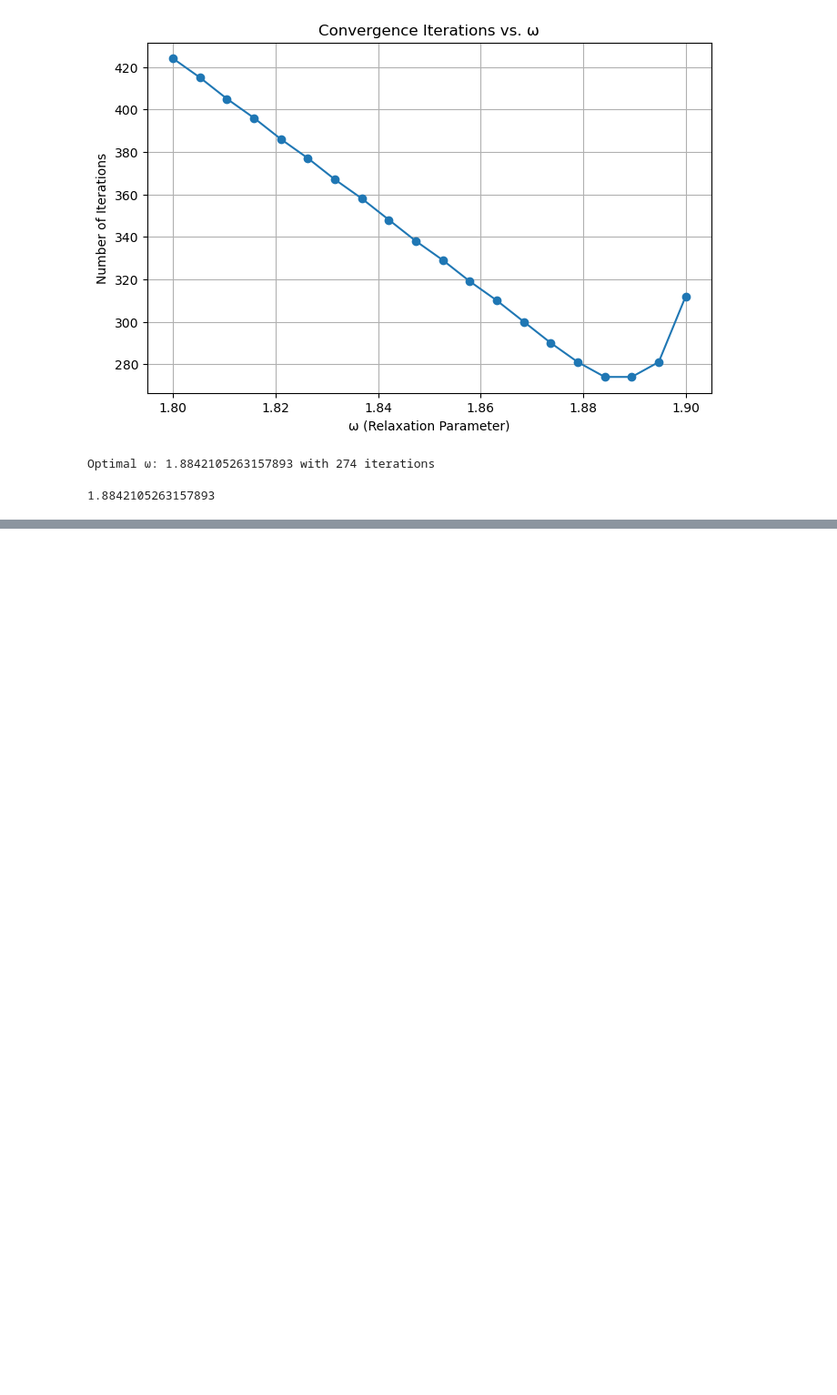
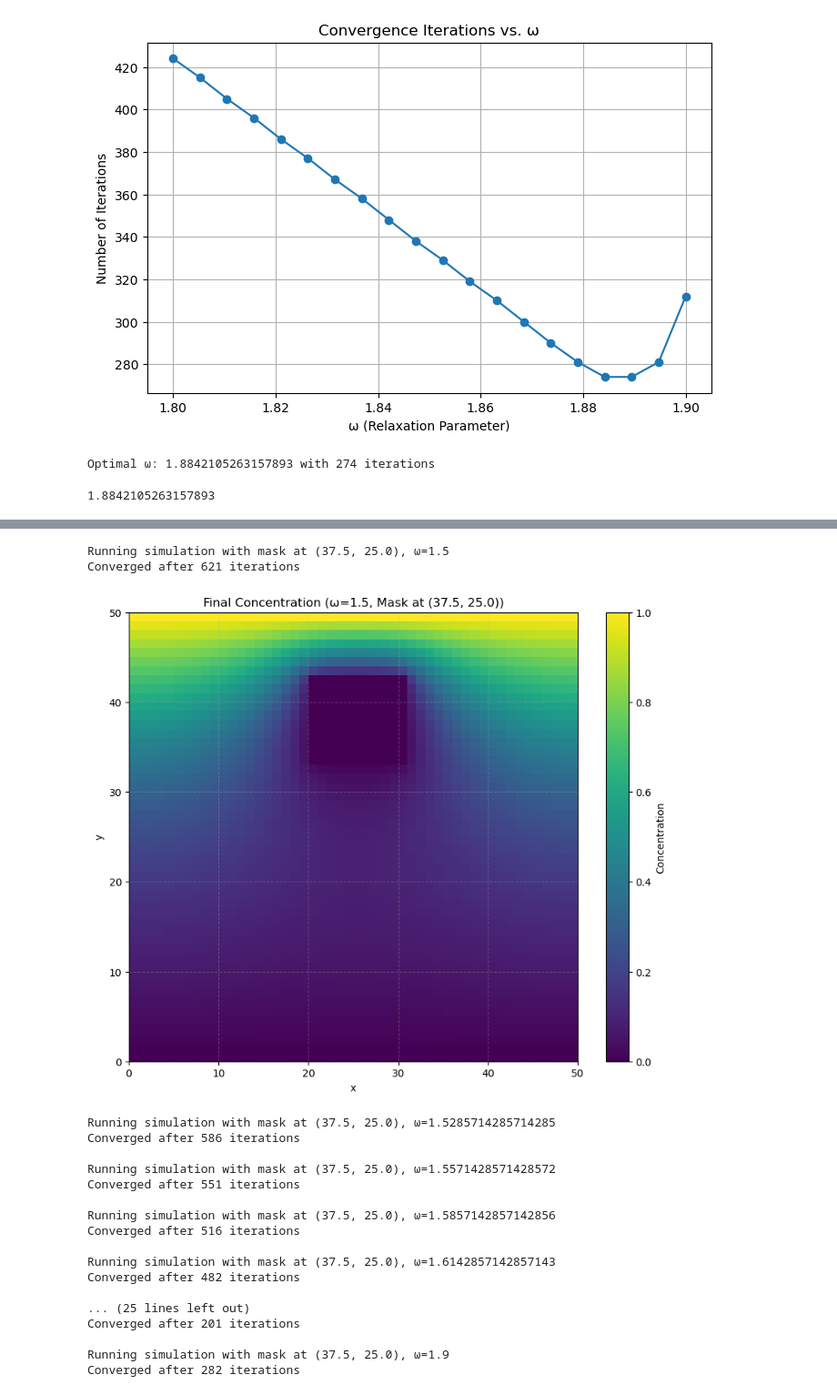
Before and after one commit to liesbeto/SciCompGroup8, a Jupyter notebook: src/final.ipynb, the cells around one changed output, grey strips where cells are left out. Shown at 91% size. Drawn from its saved outputs; the diff is of its cells as text; code cells hidden in the pictures; blank space fills up the shorter version.

```diff
--- a/src/final.ipynb
+++ b/src/final.ipynb
@@ -806,18 +741,0 @@ KeyboardInterrupt:
-# %%
-def check_in_mask(x, y, dx, mask_center, mask_dims, mask_type):
-    """
-    Returns True if (x, y) is inside or on the edge of the mask, False otherwise.
-    """
-    center_x, center_y = mask_center
-    L = mask_dims
-    if mask_type == 'Square':
-        center_x, center_y = mask_center
-        L = mask_dims
-        x_min, x_max = center_x - L / 2, center_x + L / 2
-        y_min, y_max = center_y - L / 2, center_y + L / 2
-        return x_min <= x*dx <= x_max and y_min <= y*dx <= y_max
-    elif mask_type == 'Circle':
-        R = mask_dims
-        x_real, y_real = x * dx, y * dx
-        distance = np.sqrt((x_real - center_x) ** 2 + (y_real - center_y) ** 2)
-        return distance <= R
@@ -1427,0 +1071,54 @@ Configuration completed in 282 iterations
+# %%
+def run_experiments_on_mask(N, D, dx, T, dt):
+    """Main function to run the experiments."""
+
+    mask_config = configure_rectangle_mask(N, D, dx, T, dt)
+
+    omega_values = np.linspace(1.5, 1.90, 15)  # List of omega values
+    iterations_list = []  # To store number of iterations for each omega
+    results = {}  # To store results for each omega
+
+    for omega in omega_values:
+        iters, c_history, max_diff = run_single_simulation(
+            omega, mask_config, N, D, dx, dt, T, tol=1e-5
+        )
+
+        # Store the number of iterations for the current omega
+        iterations_list.append(iters)
+
+        # Store results for current omega
+        results[omega] = {
+            'iterations': iters,
+            'final_state': c_history[-1],
+            'convergence': max_diff
+        }
+
+        if omega == 1.5:
+            plot_concentration_for_omega(omega, c_history, mask_config, dx)
+
+    # Plot omega vs number of iterations
+    plot_iterations(omega_values, iterations_list)
+
+    return results
+run_experiments_on_mask(N, D, dx, T, dt)
+# %% [output]
+Running simulation with mask at (37.5, 25.0), ω=1.5
+Converged after 621 iterations
+[figure, added]
+Running simulation with mask at (37.5, 25.0), ω=1.5285714285714285
+Converged after 586 iterations
+
+Running simulation with mask at (37.5, 25.0), ω=1.5571428571428572
+Converged after 551 iterations
+
+Running simulation with mask at (37.5, 25.0), ω=1.5857142857142856
+Converged after 516 iterations
+
+Running simulation with mask at (37.5, 25.0), ω=1.6142857142857143
+Converged after 482 iterations
+
+... (25 lines left out)
+Converged after 201 iterations
+
+Running simulation with mask at (37.5, 25.0), ω=1.9
+Converged after 282 iterations
```
Also changed, not shown: parts of 27 cells of this notebook.
